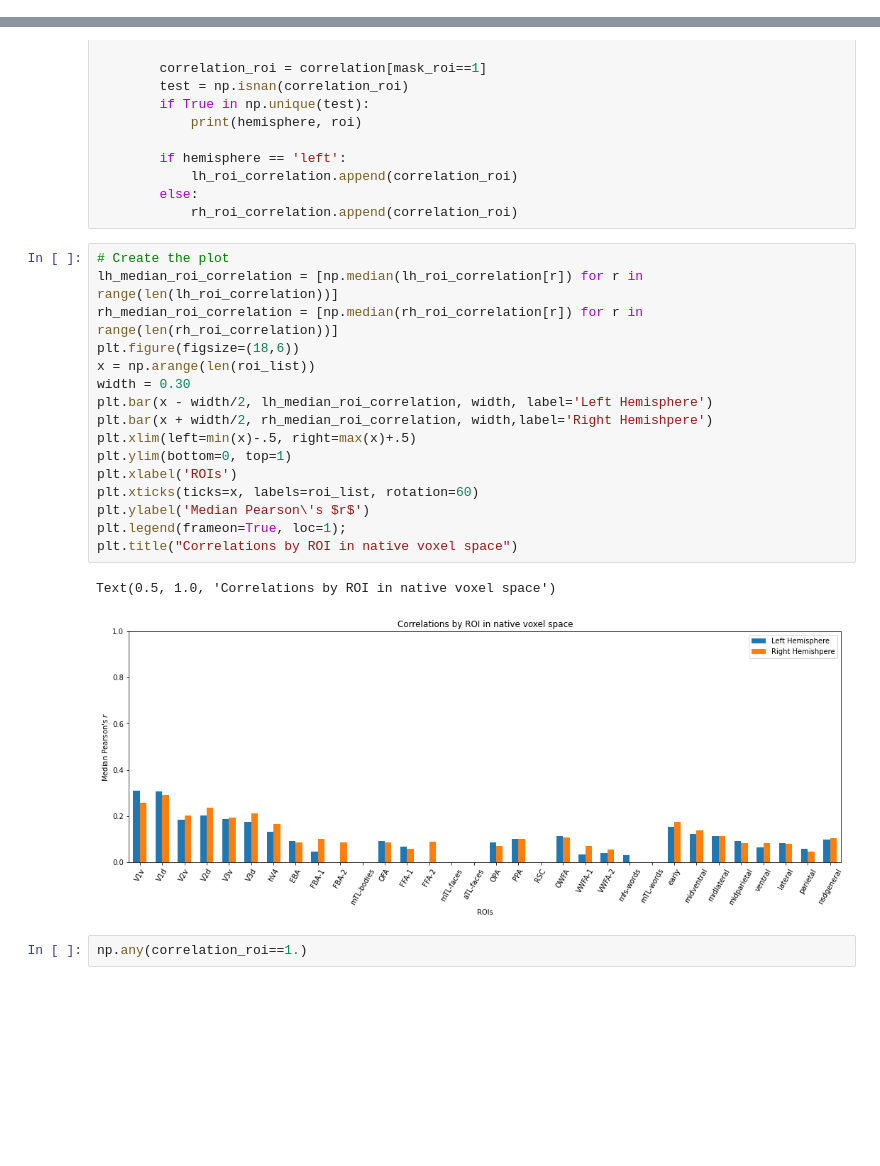
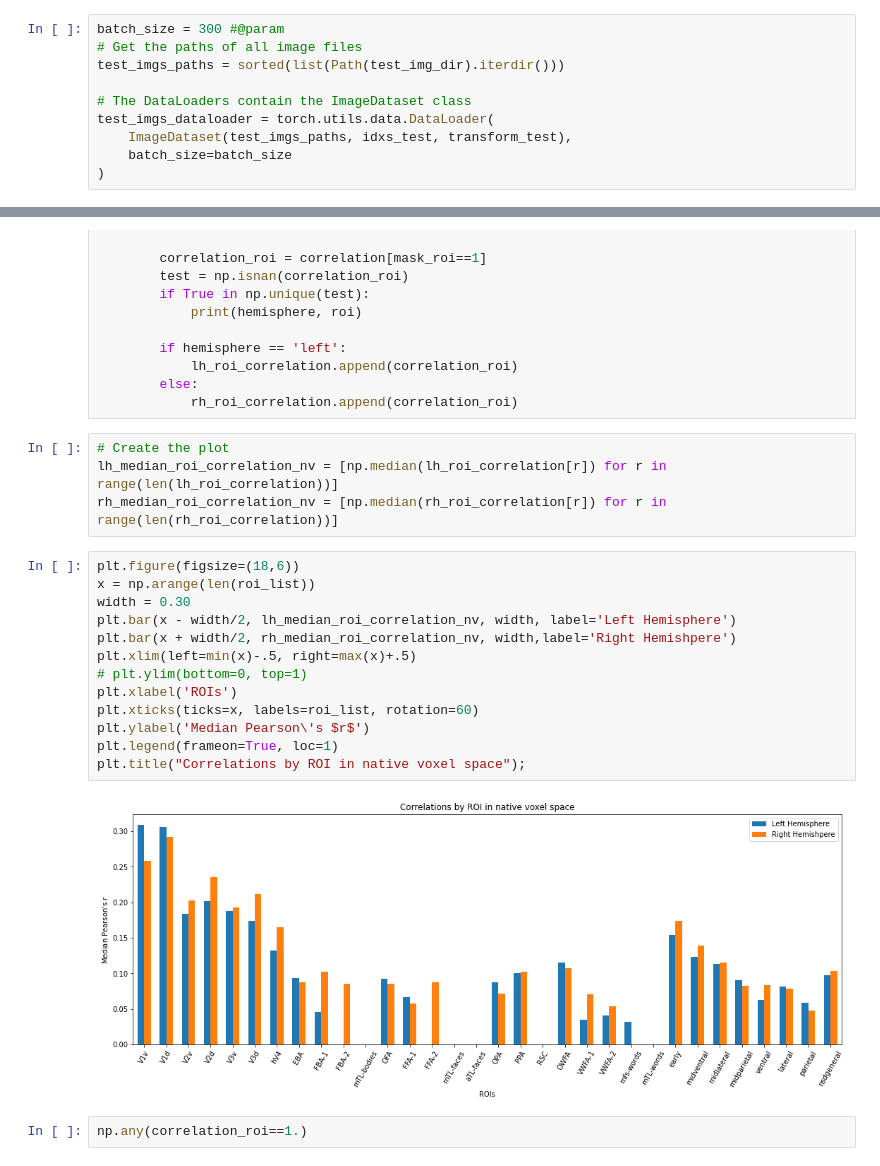
Before and after one commit to MedARC-AI/fMRI-Algonauts-Challenge-2023, a Jupyter notebook: algonauts.ipynb, the cells around one changed output, grey strips where cells are left out. Cells and saved outputs as stored; diff of their text form; blank space fills up the shorter version.

```diff
--- a/algonauts.ipynb
+++ b/algonauts.ipynb
@@ -189,3 +246,13 @@ tensor(0., dtype=torch.float16)
+# %%
+batch_size = 300 #@param
+# Get the paths of all image files
+test_imgs_paths = sorted(list(Path(test_img_dir).iterdir()))
+
+# The DataLoaders contain the ImageDataset class
+test_imgs_dataloader = torch.utils.data.DataLoader(
+    ImageDataset(test_imgs_paths, idxs_test, transform_test),
+    batch_size=batch_size
+)
 # %% [markdown]
 # Train model (input = image; output = predicted fMRI)
 # %% [markdown]
@@ -445,25 +534,25 @@ for hemisphere in ['left', 'right']:
             lh_roi_correlation.append(correlation_roi)
         else:
             rh_roi_correlation.append(correlation_roi)
+# %%
+# Create the plot
+lh_median_roi_correlation_nv = [np.median(lh_roi_correlation[r]) for r in range(len(lh_roi_correlation))]
+rh_median_roi_correlation_nv = [np.median(rh_roi_correlation[r]) for r in range(len(rh_roi_correlation))]
 # %%
-# Create the plot
-lh_median_roi_correlation = [np.median(lh_roi_correlation[r]) for r in range(len(lh_roi_correlation))]
-rh_median_roi_correlation = [np.median(rh_roi_correlation[r]) for r in range(len(rh_roi_correlation))]
 plt.figure(figsize=(18,6))
 x = np.arange(len(roi_list))
 width = 0.30
-plt.bar(x - width/2, lh_median_roi_correlation, width, label='Left Hemisphere')
-plt.bar(x + width/2, rh_median_roi_correlation, width,label='Right Hemishpere')
+plt.bar(x - width/2, lh_median_roi_correlation_nv, width, label='Left Hemisphere')
+plt.bar(x + width/2, rh_median_roi_correlation_nv, width,label='Right Hemishpere')
 plt.xlim(left=min(x)-.5, right=max(x)+.5)
-plt.ylim(bottom=0, top=1)
+# plt.ylim(bottom=0, top=1)
 plt.xlabel('ROIs')
 plt.xticks(ticks=x, labels=roi_list, rotation=60)
 plt.ylabel('Median Pearson\'s $r$')
-plt.legend(frameon=True, loc=1);
-plt.title("Correlations by ROI in native voxel space")
+plt.legend(frameon=True, loc=1)
+plt.title("Correlations by ROI in native voxel space");
 # %% [output]
-Text(0.5, 1.0, 'Correlations by ROI in native voxel space')
-[figure, old version]
+[figure, new version]
 # %%
 np.any(correlation_roi==1.)
 # %% [output]
```
Also changed, not shown: parts of 46 cells of this notebook, 1 other file.
